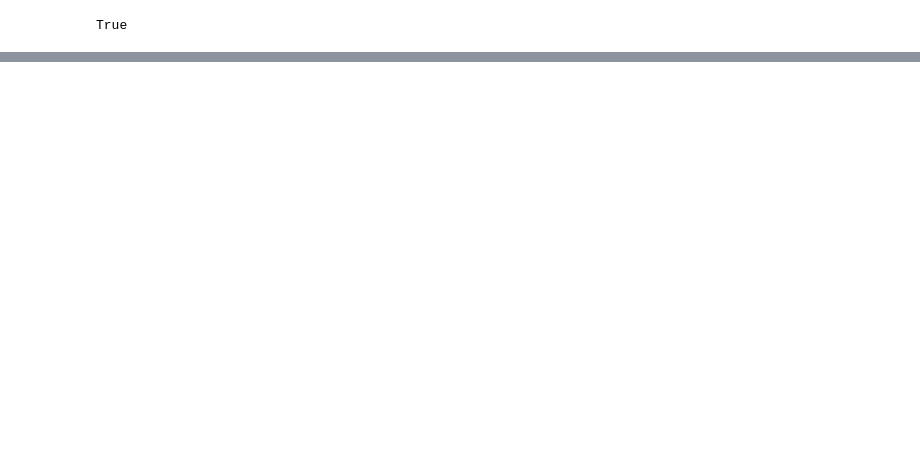
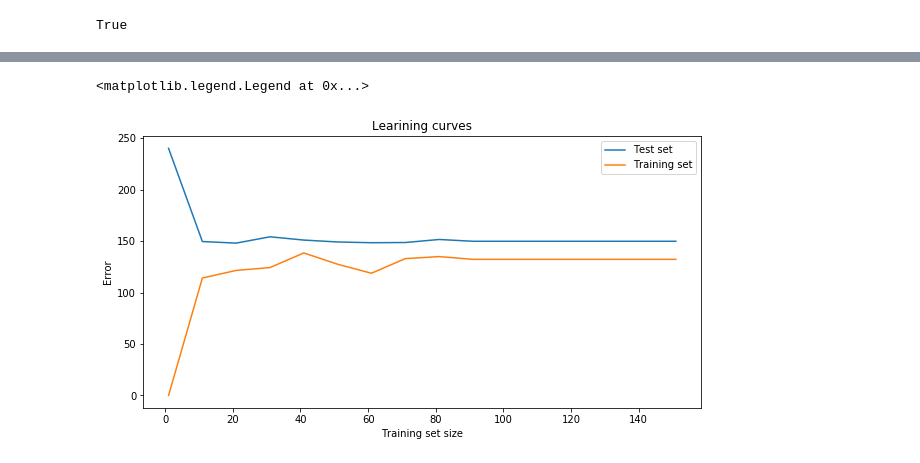
Before and after one commit to rZinnatov/machine-learning, a Jupyter notebook: supervised/regression/linear/univariate/plain-python.ipynb, the cells around one changed output, grey strips where cells are left out. Cells and saved outputs as stored; diff of their text form; code cells hidden in the pictures; blank space fills up the shorter version.

```diff
--- a/supervised/regression/linear/univariate/plain-python.ipynb
+++ b/supervised/regression/linear/univariate/plain-python.ipynb
@@ -89,0 +182,28 @@ plt.plot(features, list(map(lambda example: predict(example, parameters), featur
+# %%
+# plot the learning curves
+
+testSetLearningCurve = []
+trainingSetLearningCurve = []
+for numberOfExamples in range(1, len(trainingSet), 10):
+    learningCurveDataSet = dataSet[:numberOfExamples]
+    parameters = learn(learningCurveDataSet, 0.0003)
+
+    testSetError = cost(testSet, parameters)
+    testSetLearningCurve.append((numberOfExamples, testSetError))
+
+    trainingSetError = cost(learningCurveDataSet, parameters)
+    trainingSetLearningCurve.append((numberOfExamples, trainingSetError))
+
+
+fig, ax = plt.subplots(figsize=(10, 5))
+
+ax.plot(*zip(*testSetLearningCurve), label='Test set')
+ax.plot(*zip(*trainingSetLearningCurve), label='Training set')
+
+ax.title.set_text('Learining curves')
+ax.set_xlabel('Training set size')
+ax.set_ylabel('Error')
+ax.legend()
+# %% [output]
+<matplotlib.legend.Legend at 0x...>
+[figure, added]
```
Also changed, not shown: parts of 6 cells of this notebook.
